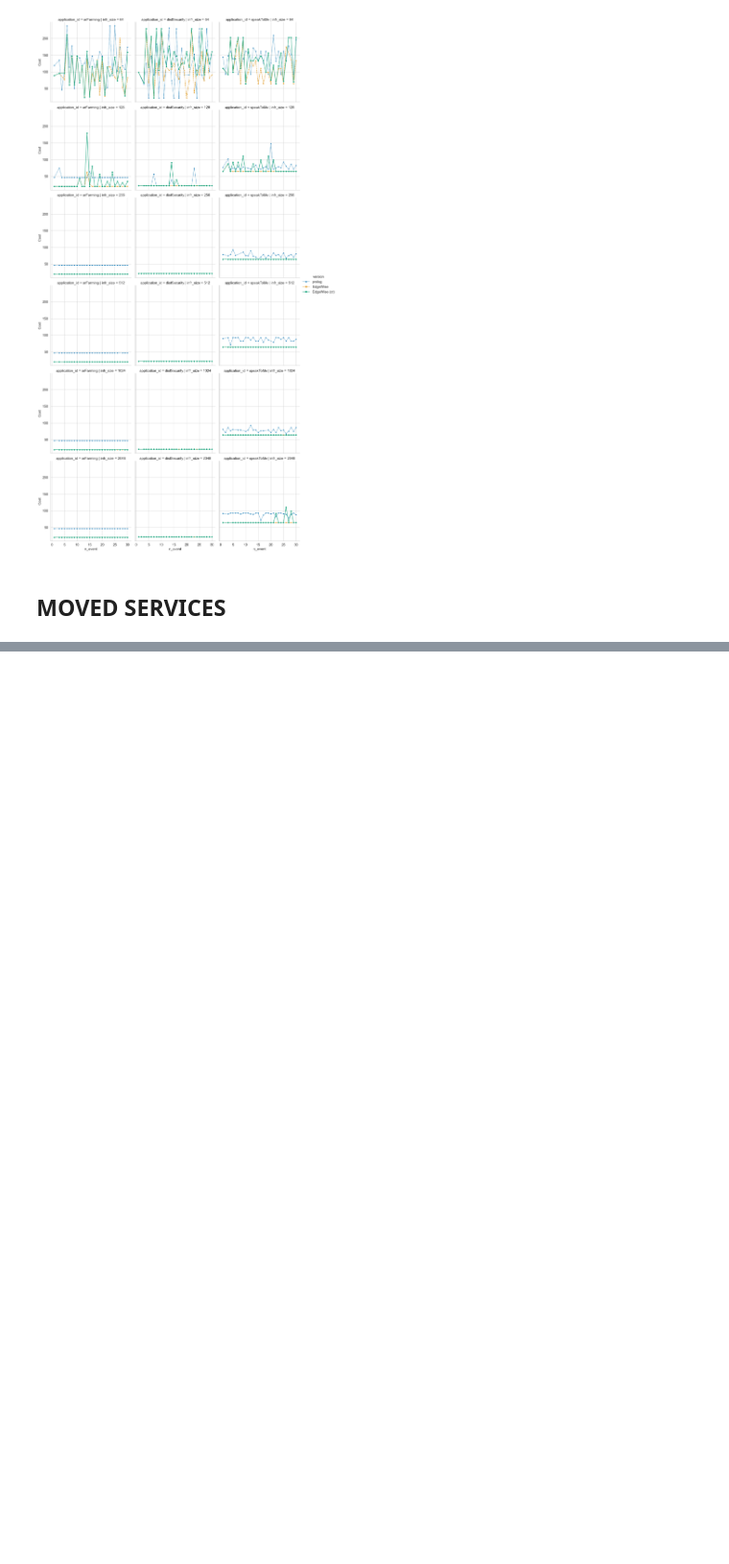
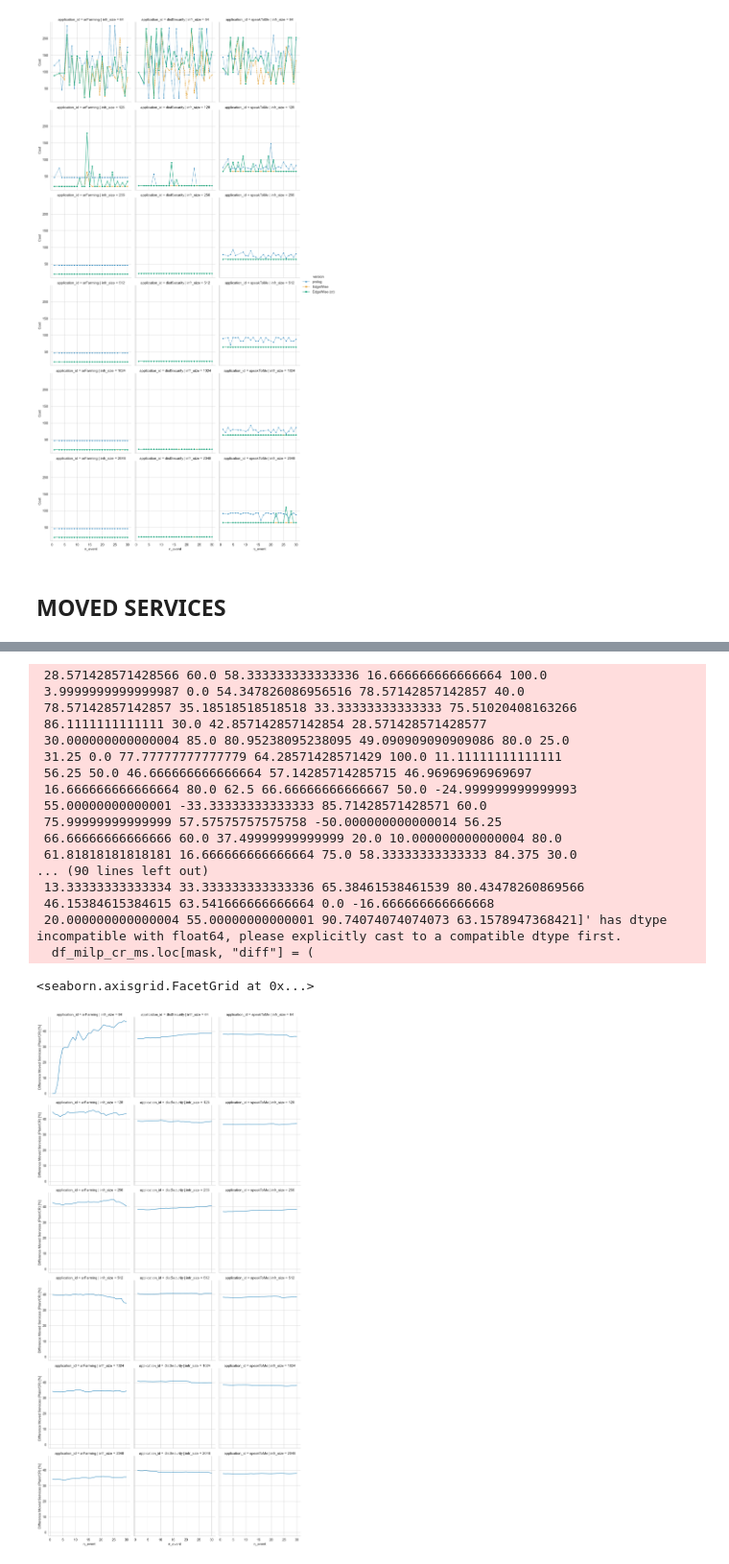
Before and after one commit to di-unipi-socc/edgewise, a Jupyter notebook: edgewise/results/analyse.ipynb, the cells around one changed output, grey strips where cells are left out. Shown at 96% size. Drawn from its saved outputs; the diff is of its cells as text; code cells hidden in the pictures; blank space fills up the shorter version.

```diff
--- a/edgewise/results/analyse.ipynb
+++ b/edgewise/results/analyse.ipynb
@@ -163,0 +165,58 @@ f.set_ylabels("Moved Services [#]")
+# %%
+df_milp_ms = df_moved[df_moved["version"] == "EdgeWise"]
+df_milp_cr_ms = df_moved[df_moved["version"] == "EdgeWise (cr)"]
+
+df_milp_ms = (
+    df_milp_ms.groupby(["application_id", "nodes", "n_event", "version"])["value"]
+    .mean()
+    .reset_index()
+)
+df_milp_cr_ms = (
+    df_milp_cr_ms.groupby(["application_id", "nodes", "n_event", "version"])["value"]
+    .mean()
+    .reset_index()
+)
+df_milp_cr_ms["diff"] = 0.0
+mask = df_milp_ms["value"] != 0.0
+
+df_milp_cr_ms.loc[mask, "diff"] = (
+    (df_milp_ms.loc[mask, "value"] - df_milp_cr_ms.loc[mask, "value"]) / df_milp_ms.loc[mask, "value"]
+) * 100
+
+df_milp_cr_ms["diff"] = df_milp_cr_ms["diff"].expanding().mean()
+
+f = sns.relplot(
+    data=df_milp_cr_ms,
+    x="n_event",
+    y="diff",
+    kind="line",
+    markers=True,
+    row="nodes",
+    col="application_id",
+    palette="colorblind",
+    col_order=COL_ORDER,
+    hue_order=HUE_ORDER,
+    # errorbar=None,
+)
+f.set_titles("application_id = {col_name} | infr_size = {row_name}")
+f.set_ylabels("Difference Moved Services (Plain/CR) [%]")
+# %% [output]
+ 28.571428571428566 60.0 58.333333333333336 16.666666666666664 100.0
+ 3.9999999999999987 0.0 54.347826086956516 78.57142857142857 40.0
+ 78.57142857142857 35.18518518518518 33.33333333333333 75.51020408163266
+ 86.1111111111111 30.0 42.857142857142854 28.571428571428577
+ 30.000000000000004 85.0 80.95238095238095 49.090909090909086 80.0 25.0
+ 31.25 0.0 77.77777777777779 64.28571428571429 100.0 11.11111111111111
+ 56.25 50.0 46.666666666666664 57.14285714285715 46.96969696969697
+ 16.666666666666664 80.0 62.5 66.66666666666667 50.0 -24.999999999999993
+ 55.00000000000001 -33.33333333333333 85.71428571428571 60.0
+ 75.99999999999999 57.57575757575758 -50.000000000000014 56.25
+ 66.66666666666666 60.0 37.49999999999999 20.0 10.000000000000004 80.0
+ 61.81818181818181 16.666666666666664 75.0 58.33333333333333 84.375 30.0
+... (90 lines left out)
+ 13.33333333333334 33.333333333333336 65.38461538461539 80.43478260869566
+ 46.15384615384615 63.541666666666664 0.0 -16.666666666666668
+ 20.000000000000004 55.00000000000001 90.74074074074073 63.1578947368421]' has dtype incompatible with float64, please explicitly cast to a compatible dtype first.
+  df_milp_cr_ms.loc[mask, "diff"] = (
+<seaborn.axisgrid.FacetGrid at 0x...>
+[figure, added]
```
Also changed, not shown: parts of 7 cells of this notebook, 1 other file.
